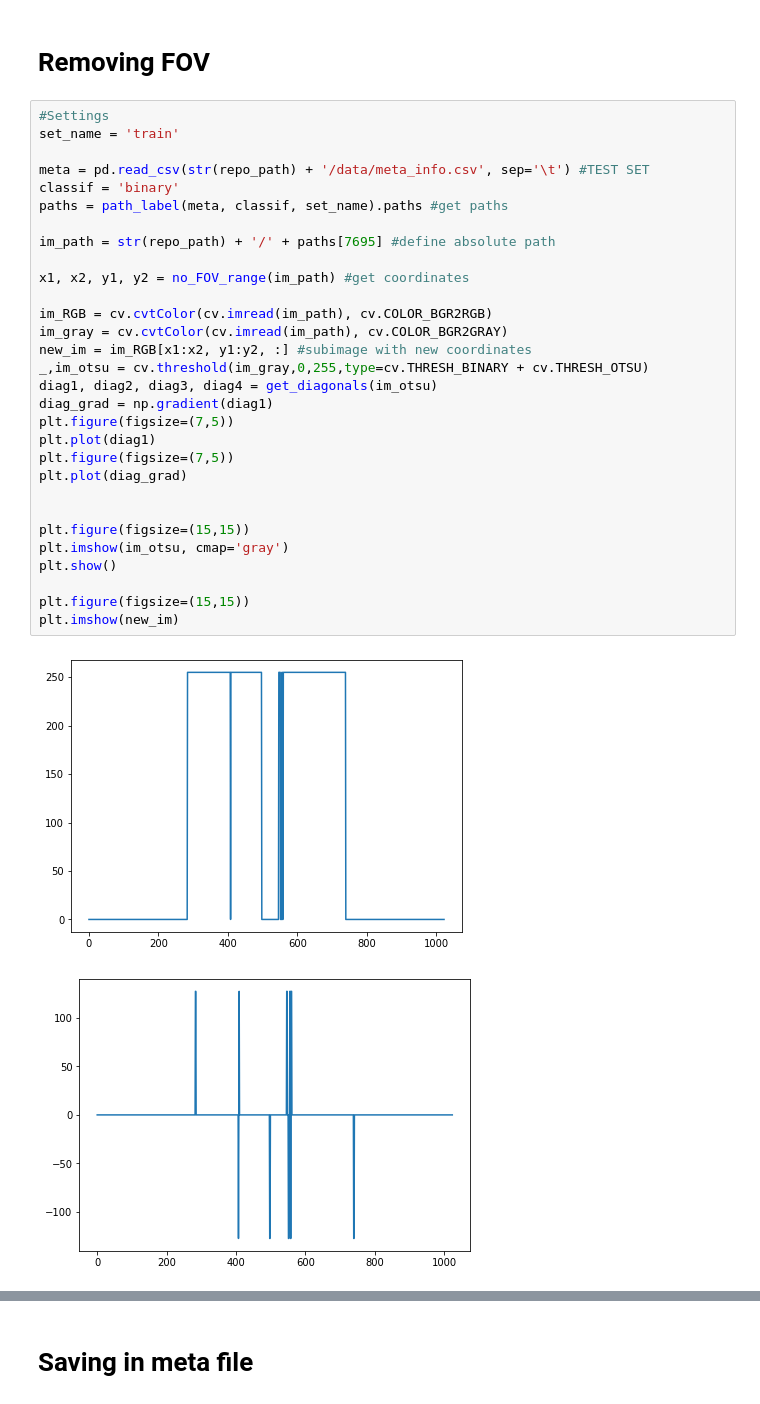
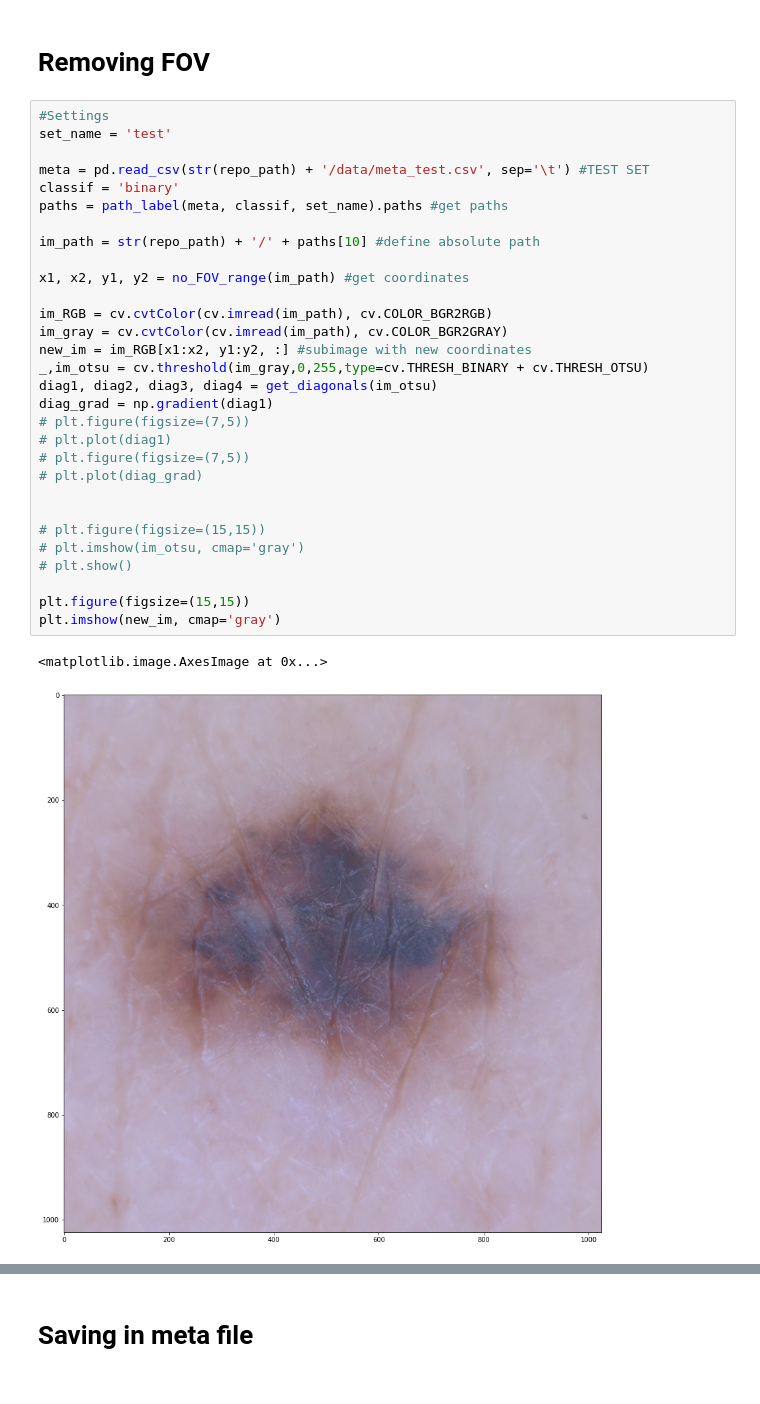
Before and after one commit to Likalto4/skin_lesion_classification, a Jupyter notebook: Machine_Learning/notebooks/preprocessing/FOV_removal.ipynb, the cells around one changed output, grey strips where cells are left out. Saved outputs shown, nothing was run; the diff lists cells and outputs as text.

```diff
--- a/Machine_Learning/notebooks/preprocessing/FOV_removal.ipynb
+++ b/Machine_Learning/notebooks/preprocessing/FOV_removal.ipynb
@@ -125,34 +125,34 @@ def no_FOV_range(im_path):
 # Removing FOV
 # %%
 #Settings
-set_name = 'train'
+set_name = 'test'
 
-meta = pd.read_csv(str(repo_path) + '/data/meta_info.csv', sep='\t') #TEST SET
+meta = pd.read_csv(str(repo_path) + '/data/meta_test.csv', sep='\t') #TEST SET
 classif = 'binary'
 paths = path_label(meta, classif, set_name).paths #get paths
 
-im_path = str(repo_path) + '/' + paths[7695] #define absolute path
+im_path = str(repo_path) + '/' + paths[10] #define absolute path
 
 x1, x2, y1, y2 = no_FOV_range(im_path) #get coordinates
 
 im_RGB = cv.cvtColor(cv.imread(im_path), cv.COLOR_BGR2RGB)
 im_gray = cv.cvtColor(cv.imread(im_path), cv.COLOR_BGR2GRAY)
 new_im = im_RGB[x1:x2, y1:y2, :] #subimage with new coordinates
 _,im_otsu = cv.threshold(im_gray,0,255,type=cv.THRESH_BINARY + cv.THRESH_OTSU)
 diag1, diag2, diag3, diag4 = get_diagonals(im_otsu)
 diag_grad = np.gradient(diag1)
-plt.figure(figsize=(7,5))
-plt.plot(diag1)
-plt.figure(figsize=(7,5))
-plt.plot(diag_grad)
+# plt.figure(figsize=(7,5))
+# plt.plot(diag1)
+# plt.figure(figsize=(7,5))
+# plt.plot(diag_grad)
 
 
-plt.figure(figsize=(15,15))
-plt.imshow(im_otsu, cmap='gray')
-plt.show()
+# plt.figure(figsize=(15,15))
+# plt.imshow(im_otsu, cmap='gray')
+# plt.show()
 
 plt.figure(figsize=(15,15))
-plt.imshow(new_im)
+plt.imshow(new_im, cmap='gray')
 # %% [output]
+<matplotlib.image.AxesImage at 0x...>
-[figure, old version]
+[figure, new version]
-[figure, removed]
```
Also changed, not shown: parts of 1 cell of this notebook, 6 other files.
